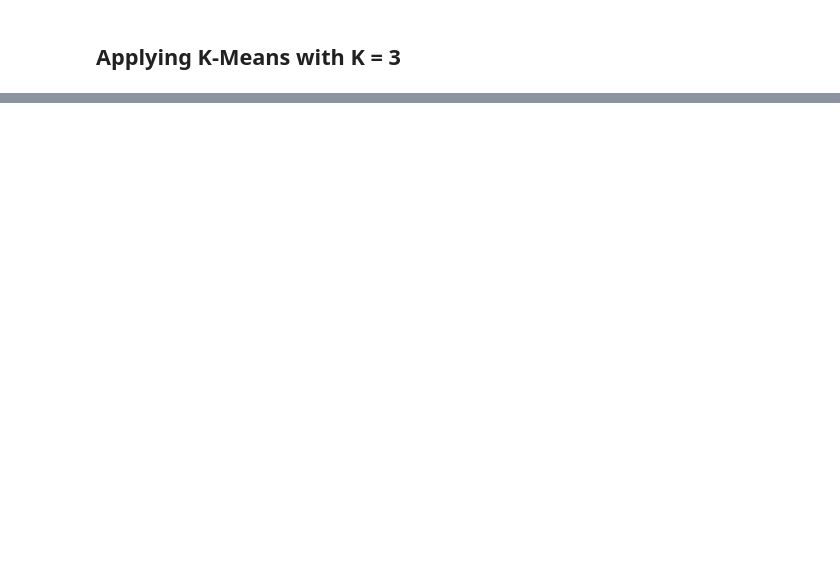
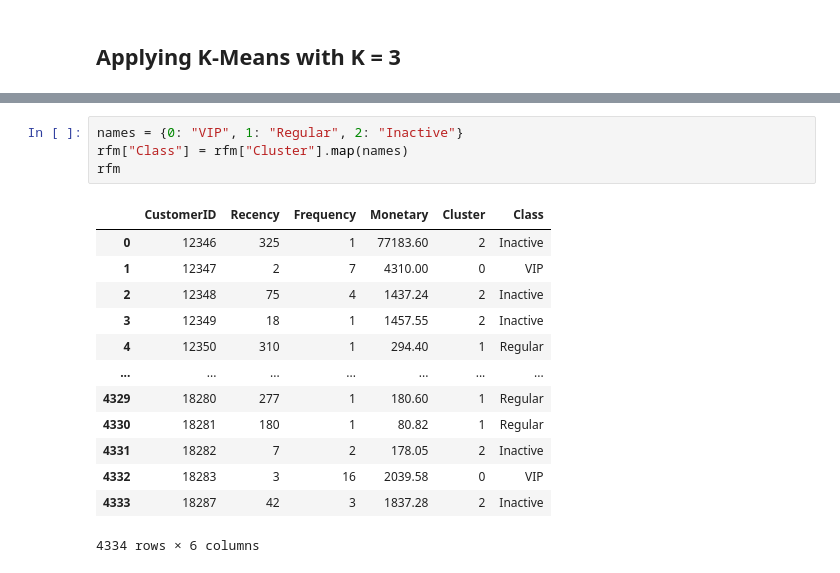
Before and after one commit to youssef-boudouar/cartSense, a Jupyter notebook: notebook/cartSense.ipynb, the cells around one changed output, grey strips where cells are left out. Saved outputs shown, nothing was run; the diff lists cells and outputs as text; blank space fills up the shorter version.

Commit message:
feat: add cluster profiling

```diff
--- a/notebook/cartSense.ipynb
+++ b/notebook/cartSense.ipynb
@@ -213,0 +240,18 @@ rfm.groupby("Cluster")[["Recency", "Frequency", "Monetary"]].mean()
+# %%
+names = {0: "VIP", 1: "Regular", 2: "Inactive"}
+rfm["Class"] = rfm["Cluster"].map(names)
+rfm
+# %% [output]
+|  | CustomerID | Recency | Frequency | Monetary | Cluster | Class |
+| 0 | 12346 | 325 | 1 | 77183.60 | 2 | Inactive |
+| 1 | 12347 | 2 | 7 | 4310.00 | 0 | VIP |
+| 2 | 12348 | 75 | 4 | 1437.24 | 2 | Inactive |
+| 3 | 12349 | 18 | 1 | 1457.55 | 2 | Inactive |
+| 4 | 12350 | 310 | 1 | 294.40 | 1 | Regular |
+| ... | ... | ... | ... | ... | ... | ... |
+| 4329 | 18280 | 277 | 1 | 180.60 | 1 | Regular |
+| 4330 | 18281 | 180 | 1 | 80.82 | 1 | Regular |
+| 4331 | 18282 | 7 | 2 | 178.05 | 2 | Inactive |
+| 4332 | 18283 | 3 | 16 | 2039.58 | 0 | VIP |
+| 4333 | 18287 | 42 | 3 | 1837.28 | 2 | Inactive |
+4334 rows × 6 columns
```
Also changed, not shown: parts of 8 cells of this notebook.
